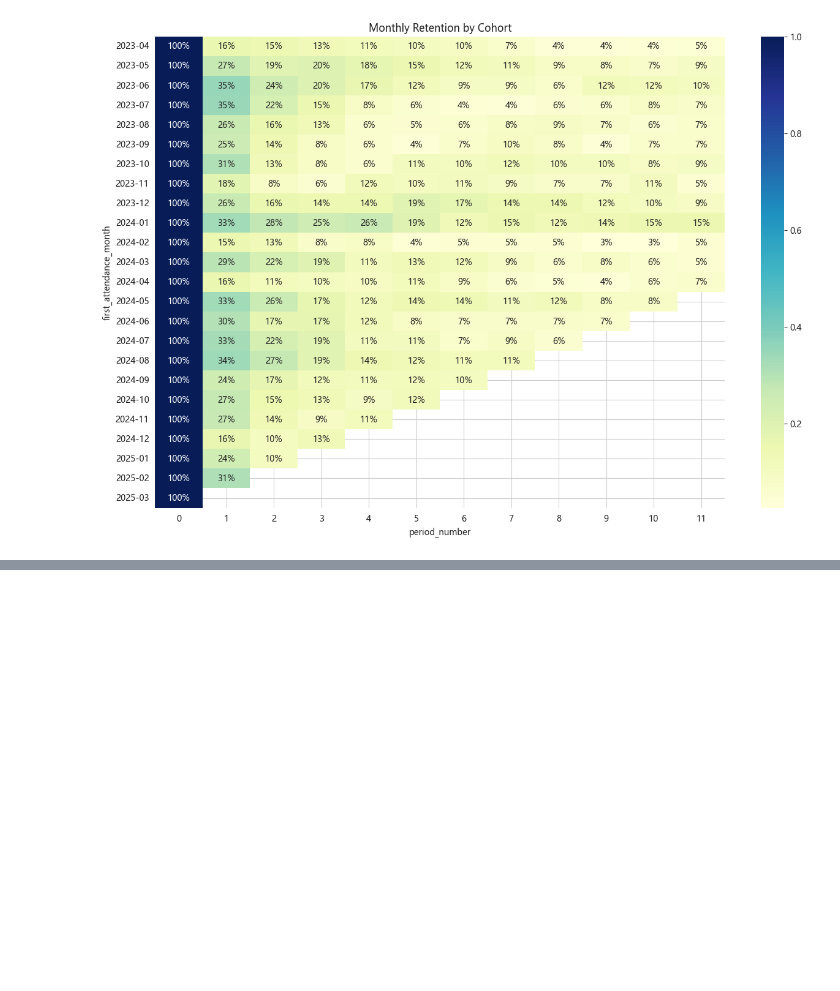
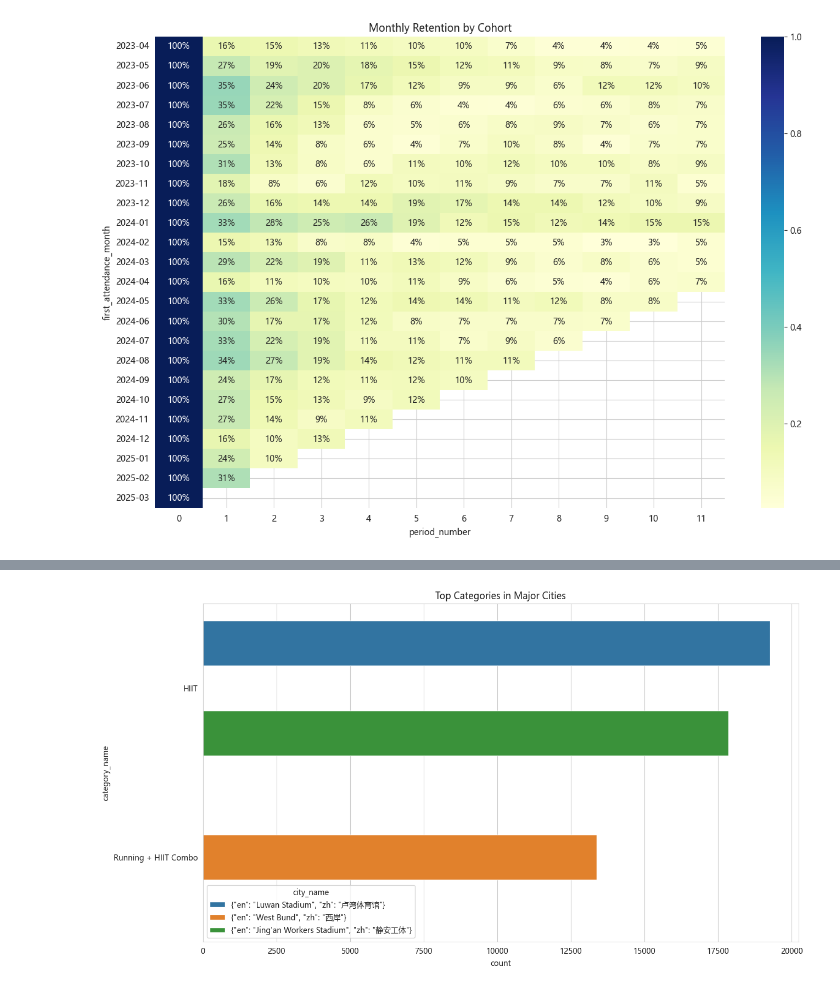
Before and after one commit to Prampyl/FitFam_research, a Jupyter notebook: notebooks/analysis_output.ipynb, the cells around one changed output, grey strips where cells are left out. Drawn from its saved outputs; the diff is of its cells as text; code cells hidden in the pictures; blank space fills up the shorter version.

```diff
--- a/analysis_output.ipynb
+++ b/notebooks/analysis_output.ipynb
@@ -148,0 +165,11 @@ plt.show()
+# %%
+# Categories by City (Top 3 Cities)
+top_cities = df['city_name'].value_counts().head(3).index
+df_top_cities = df[df['city_name'].isin(top_cities)]
+
+plt.figure(figsize=(14, 8))
+sns.countplot(y='category_name', hue='city_name', data=df_top_cities, order=df_top_cities['category_name'].value_counts().iloc[:10].index)
+plt.title('Top Categories in Major Cities')
+plt.show()
+# %% [output]
+[figure, added]
```
Also changed, not shown: parts of 5 cells of this notebook, 12 other files.
